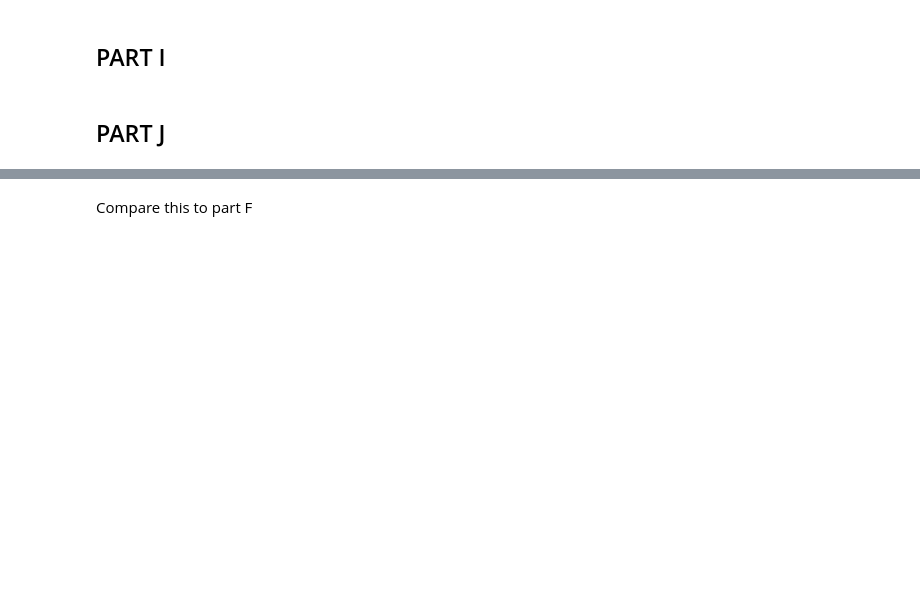
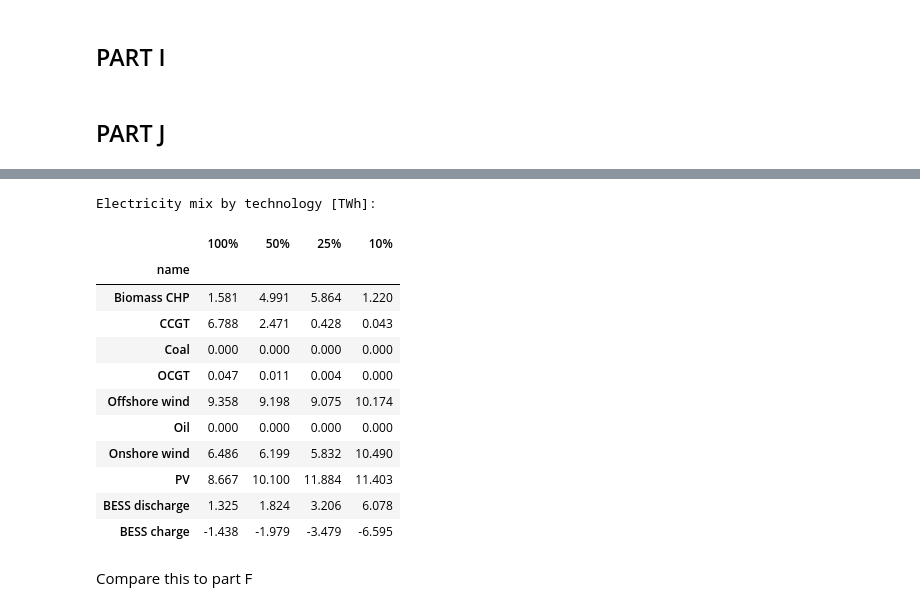
Before and after one commit to martinsiitam/ieg-spring-2026, a Jupyter notebook: martin/project.ipynb, the cells around one changed output, grey strips where cells are left out. Drawn from its saved outputs; the diff is of its cells as text; code cells hidden in the pictures; blank space fills up the shorter version.

```diff
--- a/martin/project.ipynb
+++ b/martin/project.ipynb
@@ -5630,2 +5811,27 @@ energy_all
+# %%
+energy_all_TWh = energy_all / 1e6
+energy_all_pretty = energy_all_TWh.round(3)
+energy_all_pretty.columns = [
+    "100%",
+    "50%",
+    "25%",
+    "10%"
+]
+print("Electricity mix by technology [TWh]:")
+display(energy_all_pretty)
+# %% [output]
+Electricity mix by technology [TWh]:
+|  | 100% | 50% | 25% | 10% |
+| name |  |  |  |  |
+| Biomass CHP | 1.581 | 4.991 | 5.864 | 1.220 |
+| CCGT | 6.788 | 2.471 | 0.428 | 0.043 |
+| Coal | 0.000 | 0.000 | 0.000 | 0.000 |
+| OCGT | 0.047 | 0.011 | 0.004 | 0.000 |
+| Offshore wind | 9.358 | 9.198 | 9.075 | 10.174 |
+| Oil | 0.000 | 0.000 | 0.000 | 0.000 |
+| Onshore wind | 6.486 | 6.199 | 5.832 | 10.490 |
+| PV | 8.667 | 10.100 | 11.884 | 11.403 |
+| BESS discharge | 1.325 | 1.824 | 3.206 | 6.078 |
+| BESS charge | -1.438 | -1.979 | -3.479 | -6.595 |
 # %% [markdown]
 Compare this to part F
```
Also changed, not shown: parts of 26 cells of this notebook.
